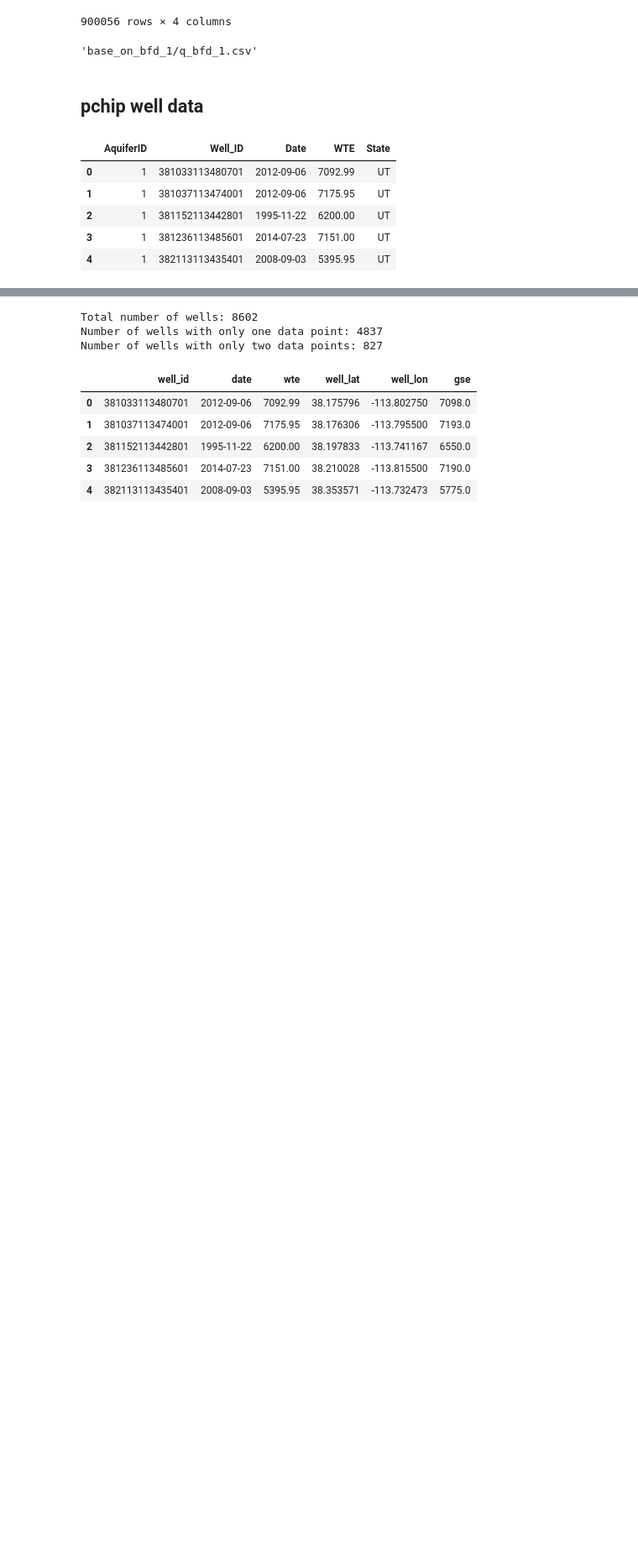
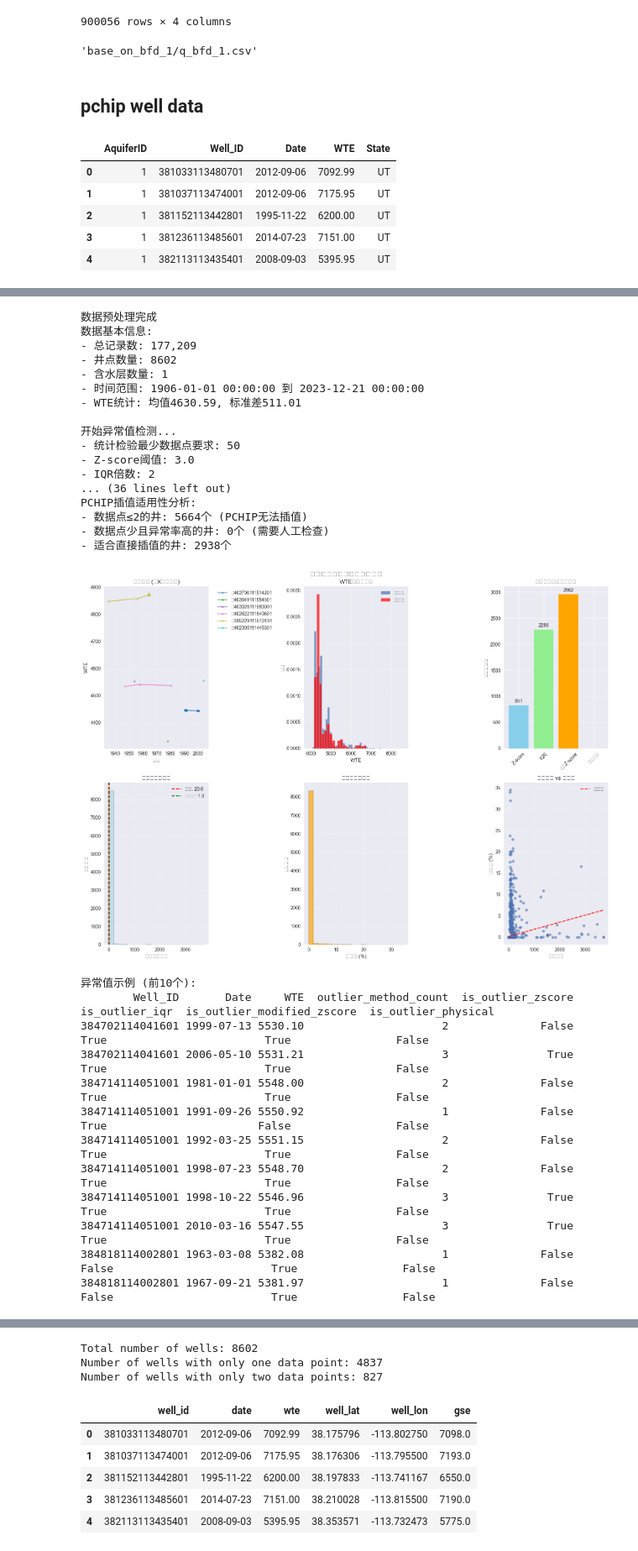
Before and after one commit to xueyil9/gslb_local_running, a Jupyter notebook: base_on_first_bfd_1_june10.ipynb, the cells around one changed output, grey strips where cells are left out. Shown at 84% size. Drawn from its saved outputs; the diff is of its cells as text; code cells hidden in the pictures; blank space fills up the shorter version.

```diff
--- a/base_on_first_bfd_1_june10.ipynb
+++ b/base_on_first_bfd_1_june10.ipynb
@@ -100,0 +570,34 @@ well_ts.head()
+# %%
+# 基本使用
+detector, results, well_summary = analyze_well_outliers(well_ts)
+# %% [output]
+数据预处理完成
+数据基本信息:
+- 总记录数: 177,209
+- 井点数量: 8602
+- 含水层数量: 1
+- 时间范围: 1906-01-01 00:00:00 到 2023-12-21 00:00:00
+- WTE统计: 均值4630.59, 标准差511.01
+
+开始异常值检测...
+- 统计检验最少数据点要求: 50
+- Z-score阈值: 3.0
+- IQR倍数: 2
+... (36 lines left out)
+PCHIP插值适用性分析:
+- 数据点≤2的井: 5664个 (PCHIP无法插值)
+- 数据点少且异常率高的井: 0个 (需要人工检查)
+- 适合直接插值的井: 2938个
+[figure, added]
+异常值示例 (前10个):
+        Well_ID       Date     WTE  outlier_method_count  is_outlier_zscore  is_outlier_iqr  is_outlier_modified_zscore  is_outlier_physical
+384702114041601 1999-07-13 5530.10                     2              False            True                        True                False
+384702114041601 2006-05-10 5531.21                     3               True            True                        True                False
+384714114051001 1981-01-01 5548.00                     2              False            True                        True                False
+384714114051001 1991-09-26 5550.92                     1              False            True                       False                False
+384714114051001 1992-03-25 5551.15                     2              False            True                        True                False
+384714114051001 1998-07-23 5548.70                     2              False            True                        True                False
+384714114051001 1998-10-22 5546.96                     3               True            True                        True                False
+384714114051001 2010-03-16 5547.55                     3               True            True                        True                False
+384818114002801 1963-03-08 5382.08                     1              False           False                        True                False
+384818114002801 1967-09-21 5381.97                     1              False           False                        True                False
```
Also changed, not shown: parts of 20 cells of this notebook.
